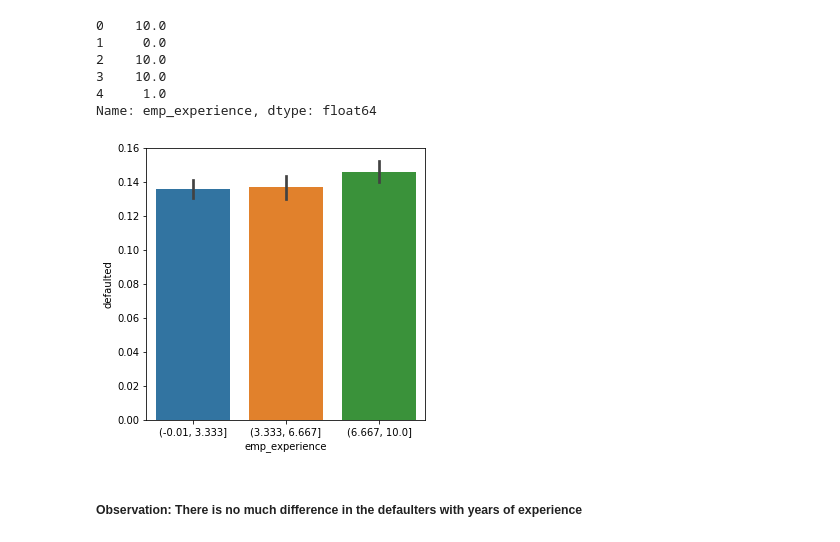
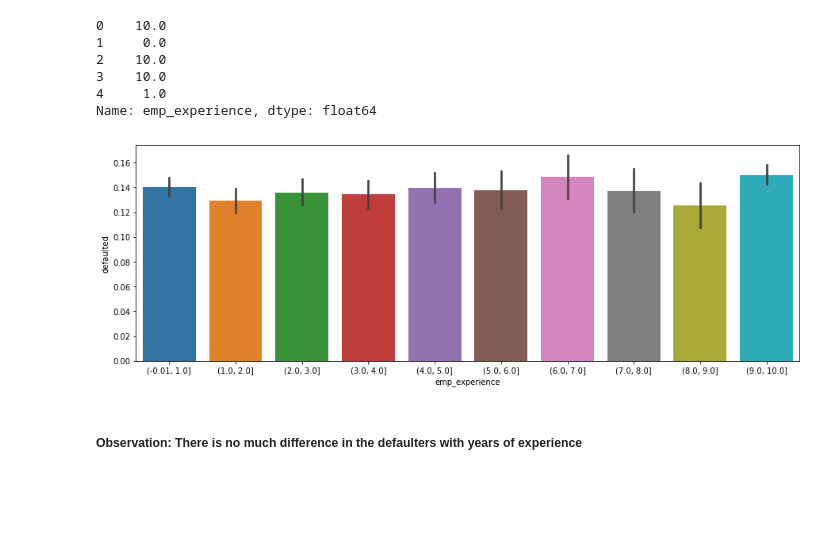
Before and after one commit to iamurali/upgrad_ml_ai, a Jupyter notebook: Lending_Case_Study/EDA_Case_Study.ipynb, the cells around one changed output. Cells and saved outputs as stored; diff of their text form; code cells hidden in the pictures; blank space fills up the shorter version.

```diff
--- a/Lending_Case_Study/EDA_Case_Study.ipynb
+++ b/Lending_Case_Study/EDA_Case_Study.ipynb
@@ -502,8 +538,8 @@ loan_data.emp_experience.head()
 4     1.0
 Name: emp_experience, dtype: float64
 # %%
-plot_range_with_defaults(loan_data, 'emp_experience', 3, 5, 5, 'defaulted')
+plot_range_with_defaults(loan_data, 'emp_experience', 10, 15, 5, 'defaulted')
 # %% [output]
-[figure, old version]
+[figure, new version]
 # %% [markdown]
 ##### Observation: There is no much difference in the defaulters with years of experience
```
Also changed, not shown: parts of 3 cells of this notebook.
